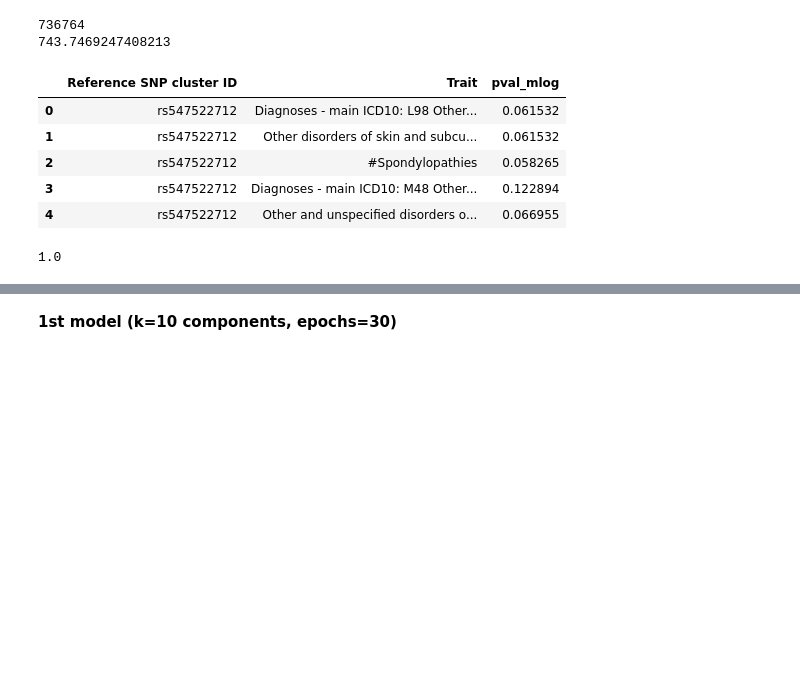
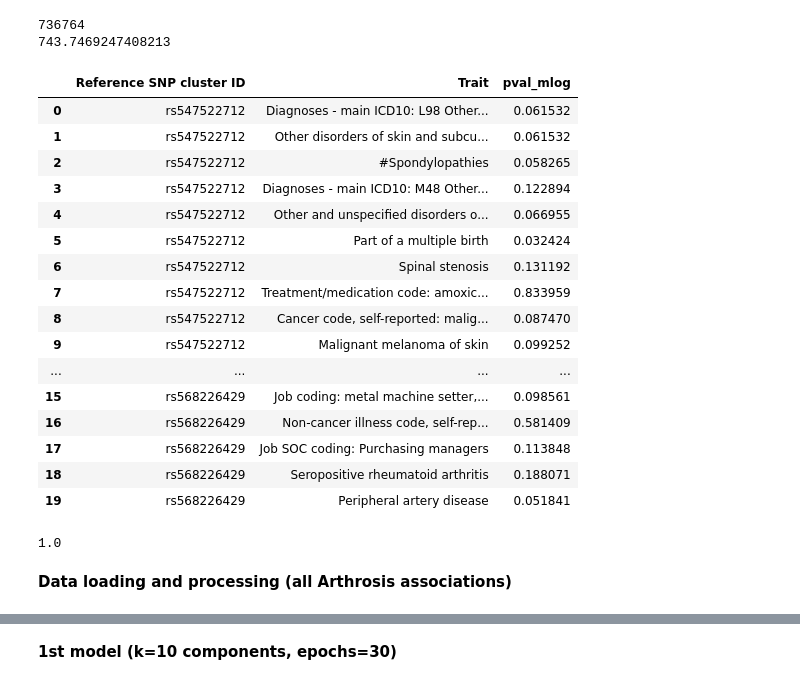
Before and after one commit to meuleman/gilbertAPI, a Jupyter notebook: recommendersystems/lightfm/GWAS/LightFM_GWAS_CT20210928.ipynb, the cells around one changed output, grey strips where cells are left out. Drawn from its saved outputs; the diff is of its cells as text; code cells hidden in the pictures; blank space fills up the shorter version.

```diff
--- a/recommendersystems/lightfm/GWAS/LightFM_GWAS_CT20210928.ipynb
+++ b/recommendersystems/lightfm/GWAS/LightFM_GWAS_CT20210928.ipynb
@@ -56,14 +58,25 @@ df['pval_mlog'] = pval_mlog/pval_mlog[max_ind]
 # %%
 #creating df with SNP, trait, and p-value
 ts_df = df[['Reference SNP cluster ID', 'Trait', 'pval_mlog']]
-ts_df.head()
+ts_df.head(20)
 # %% [output]
 |  | Reference SNP cluster ID | Trait | pval_mlog |
 | 0 | rs547522712 | Diagnoses - main ICD10: L98 Other... | 0.061532 |
 | 1 | rs547522712 | Other disorders of skin and subcu... | 0.061532 |
 | 2 | rs547522712 | #Spondylopathies | 0.058265 |
 | 3 | rs547522712 | Diagnoses - main ICD10: M48 Other... | 0.122894 |
 | 4 | rs547522712 | Other and unspecified disorders o... | 0.066955 |
+| 5 | rs547522712 | Part of a multiple birth | 0.032424 |
+| 6 | rs547522712 | Spinal stenosis | 0.131192 |
+| 7 | rs547522712 | Treatment/medication code: amoxic... | 0.833959 |
+| 8 | rs547522712 | Cancer code, self-reported: malig... | 0.087470 |
+| 9 | rs547522712 | Malignant melanoma of skin | 0.099252 |
+| ... | ... | ... | ... |
+| 15 | rs568226429 | Job coding: metal machine setter,... | 0.098561 |
+| 16 | rs568226429 | Non-cancer illness code, self-rep... | 0.581409 |
+| 17 | rs568226429 | Job SOC coding: Purchasing managers | 0.113848 |
+| 18 | rs568226429 | Seropositive rheumatoid arthritis | 0.188071 |
+| 19 | rs568226429 | Peripheral artery disease | 0.051841 |
 # %%
 #finding unique traits and SNPs
 SNP_values = np.unique(ts_df['Reference SNP cluster ID'].values)
@@ -95,3 +108,5 @@ data_coo = sp.sparse.coo_matrix((pval_mlog_data, (rows, columns)), shape=(len(tr
 print(data_coo.max())
 # %% [output]
 1.0
+# %% [markdown]
+**Data loading and processing (all Arthrosis associations)**
```
Also changed, not shown: parts of 19 cells of this notebook.
